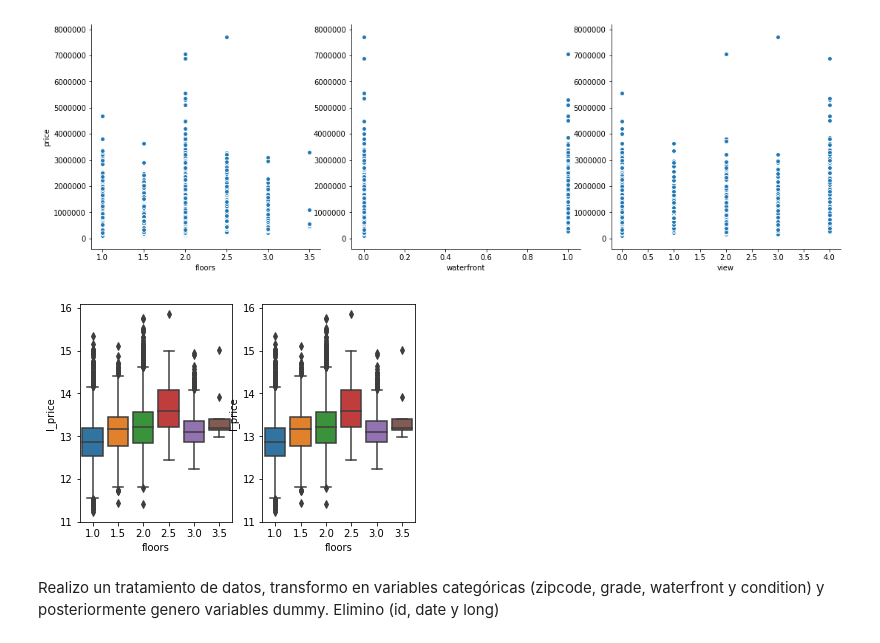
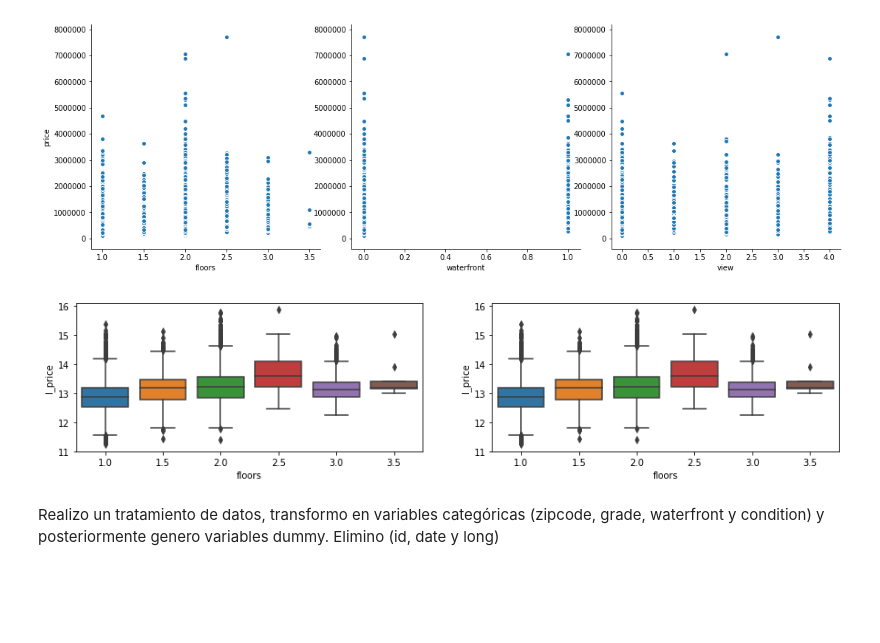
Before and after one commit to pablo-var/TFG_ML_Exercises, a Jupyter notebook: Housing Sale Price Prediction.ipynb, the cells around one changed output. Drawn from its saved outputs; the diff is of its cells as text; code cells hidden in the pictures; blank space fills up the shorter version.

```diff
--- a/Housing Sale Price Prediction.ipynb
+++ b/Housing Sale Price Prediction.ipynb
@@ -73,14 +73,14 @@ plt.show()
 # %% [output]
 [figure]
 # %%
-plt.figure(2)
+plt.figure(figsize=(15,3))
 plt.subplot(121)
 sns.boxplot(x='floors', y='l_price', data =df)
 plt.subplot(122)
 sns.boxplot(x='floors', y='l_price', data =df)
 plt.show()
 # %% [output]
-[figure, old version]
+[figure, new version]
 # %% [markdown]
 Realizo un tratamiento de datos, transformo en variables categóricas (zipcode, grade, waterfront y condition) y posteriormente genero variables dummy. Elimino (id, date y long)
 # %%
```
